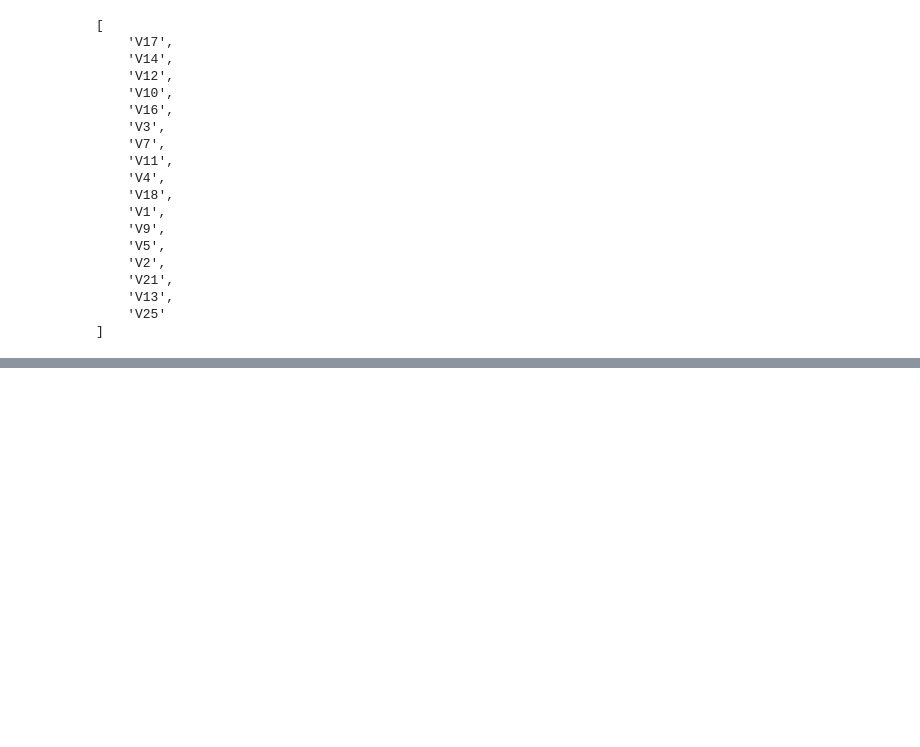
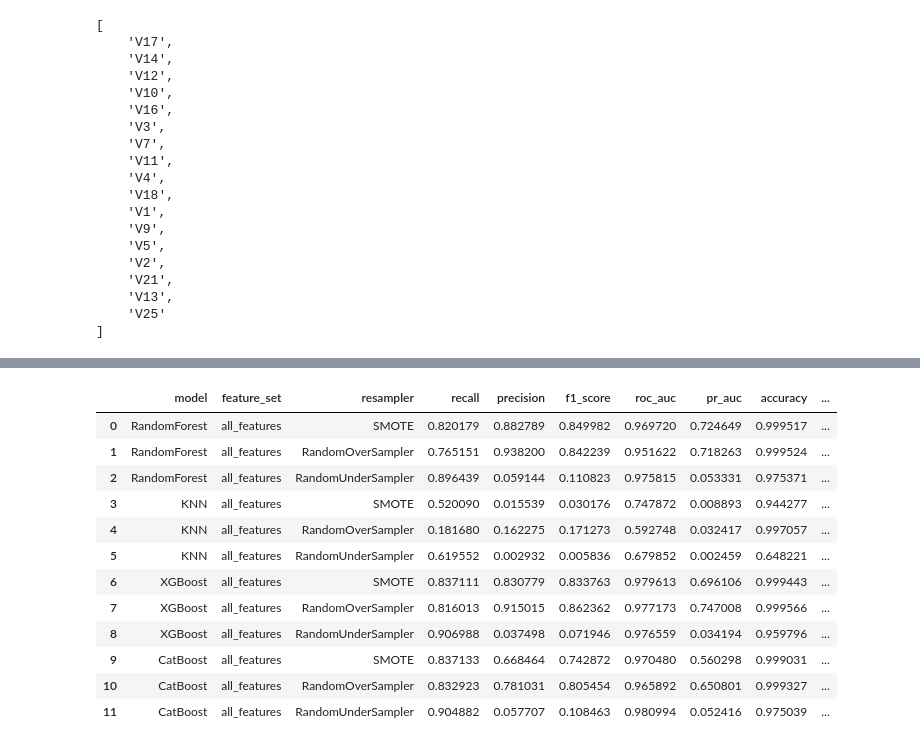
Before and after one commit to tinazezlin/credit-card-fraud-detection, a Jupyter notebook: ccf-detection/notebooks/Exploratory_data_analysis.ipynb, the cells around one changed output, grey strips where cells are left out. Saved outputs shown, nothing was run; the diff lists cells and outputs as text; code cells hidden in the pictures; blank space fills up the shorter version.

```diff
--- a/ccf-detection/notebooks/Exploratory_data_analysis.ipynb
+++ b/ccf-detection/notebooks/Exploratory_data_analysis.ipynb
@@ -370,0 +508,16 @@ feature_vectors['intersection_2plus']
+# %%
+df_resampling_res_all
+# %% [output]
+|  | model | feature_set | resampler | recall | precision | f1_score | roc_auc | pr_auc | accuracy | ... |
+| 0 | RandomForest | all_features | SMOTE | 0.820179 | 0.882789 | 0.849982 | 0.969720 | 0.724649 | 0.999517 | ... |
+| 1 | RandomForest | all_features | RandomOverSampler | 0.765151 | 0.938200 | 0.842239 | 0.951622 | 0.718263 | 0.999524 | ... |
+| 2 | RandomForest | all_features | RandomUnderSampler | 0.896439 | 0.059144 | 0.110823 | 0.975815 | 0.053331 | 0.975371 | ... |
+| 3 | KNN | all_features | SMOTE | 0.520090 | 0.015539 | 0.030176 | 0.747872 | 0.008893 | 0.944277 | ... |
+| 4 | KNN | all_features | RandomOverSampler | 0.181680 | 0.162275 | 0.171273 | 0.592748 | 0.032417 | 0.997057 | ... |
+| 5 | KNN | all_features | RandomUnderSampler | 0.619552 | 0.002932 | 0.005836 | 0.679852 | 0.002459 | 0.648221 | ... |
+| 6 | XGBoost | all_features | SMOTE | 0.837111 | 0.830779 | 0.833763 | 0.979613 | 0.696106 | 0.999443 | ... |
+| 7 | XGBoost | all_features | RandomOverSampler | 0.816013 | 0.915015 | 0.862362 | 0.977173 | 0.747008 | 0.999566 | ... |
+| 8 | XGBoost | all_features | RandomUnderSampler | 0.906988 | 0.037498 | 0.071946 | 0.976559 | 0.034194 | 0.959796 | ... |
+| 9 | CatBoost | all_features | SMOTE | 0.837133 | 0.668464 | 0.742872 | 0.970480 | 0.560298 | 0.999031 | ... |
+| 10 | CatBoost | all_features | RandomOverSampler | 0.832923 | 0.781031 | 0.805454 | 0.965892 | 0.650801 | 0.999327 | ... |
+| 11 | CatBoost | all_features | RandomUnderSampler | 0.904882 | 0.057707 | 0.108463 | 0.980994 | 0.052416 | 0.975039 | ... |
```
Also changed, not shown: parts of 14 cells of this notebook.
